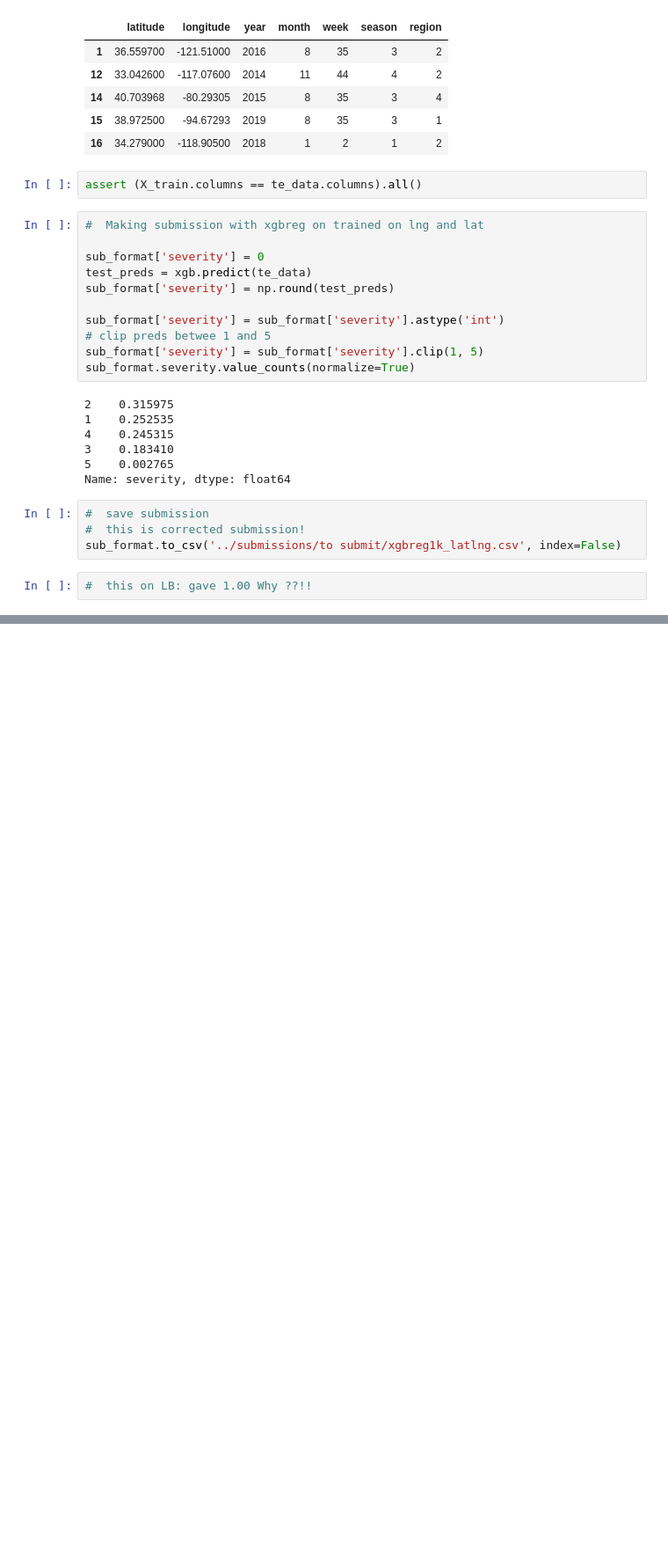
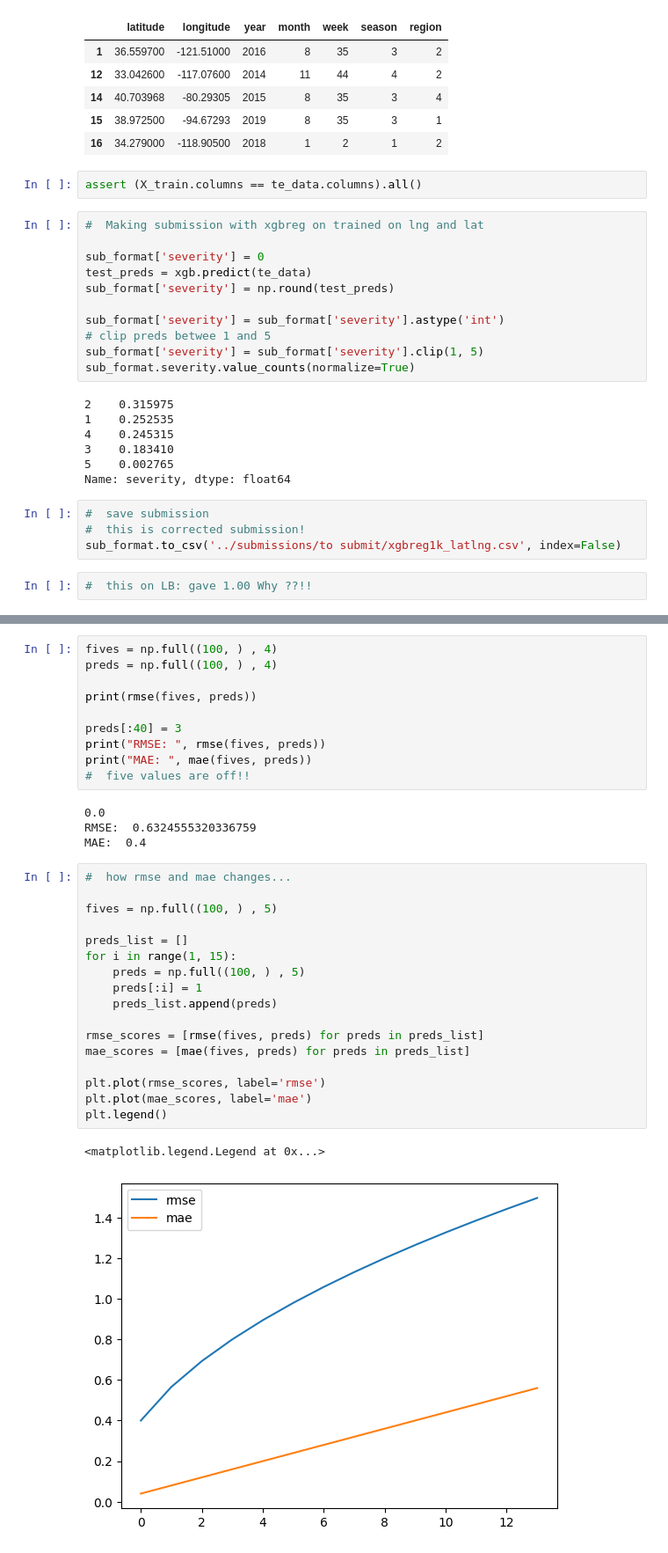
Before and after one commit to k-loki/Algal-bloom-Identification, a Jupyter notebook: notebooks/model_mtdata.ipynb, the cells around one changed output, grey strips where cells are left out. Shown at 88% size. Cells and saved outputs as stored; diff of their text form; blank space fills up the shorter version.

```diff
--- a/notebooks/model_mtdata.ipynb
+++ b/notebooks/model_mtdata.ipynb
@@ -993,0 +1235,34 @@ sub_format.to_csv('../submissions/to submit/xgbreg1k_latlng.csv', index=False)
+# %%
+fives = np.full((100, ) , 4)
+preds = np.full((100, ) , 4)
+
+print(rmse(fives, preds))
+
+preds[:40] = 3
+print("RMSE: ", rmse(fives, preds))
+print("MAE: ", mae(fives, preds))
+#  five values are off!!
+# %% [output]
+0.0
+RMSE:  0.6324555320336759
+MAE:  0.4
+# %%
+#  how rmse and mae changes...
+
+fives = np.full((100, ) , 5)
+
+preds_list = []
+for i in range(1, 15):
+    preds = np.full((100, ) , 5)
+    preds[:i] = 1
+    preds_list.append(preds)
+
+rmse_scores = [rmse(fives, preds) for preds in preds_list]
+mae_scores = [mae(fives, preds) for preds in preds_list]
+
+plt.plot(rmse_scores, label='rmse')
+plt.plot(mae_scores, label='mae')
+plt.legend()
+# %% [output]
+<matplotlib.legend.Legend at 0x...>
+[figure, added]
```
Also changed, not shown: parts of 33 cells of this notebook.
